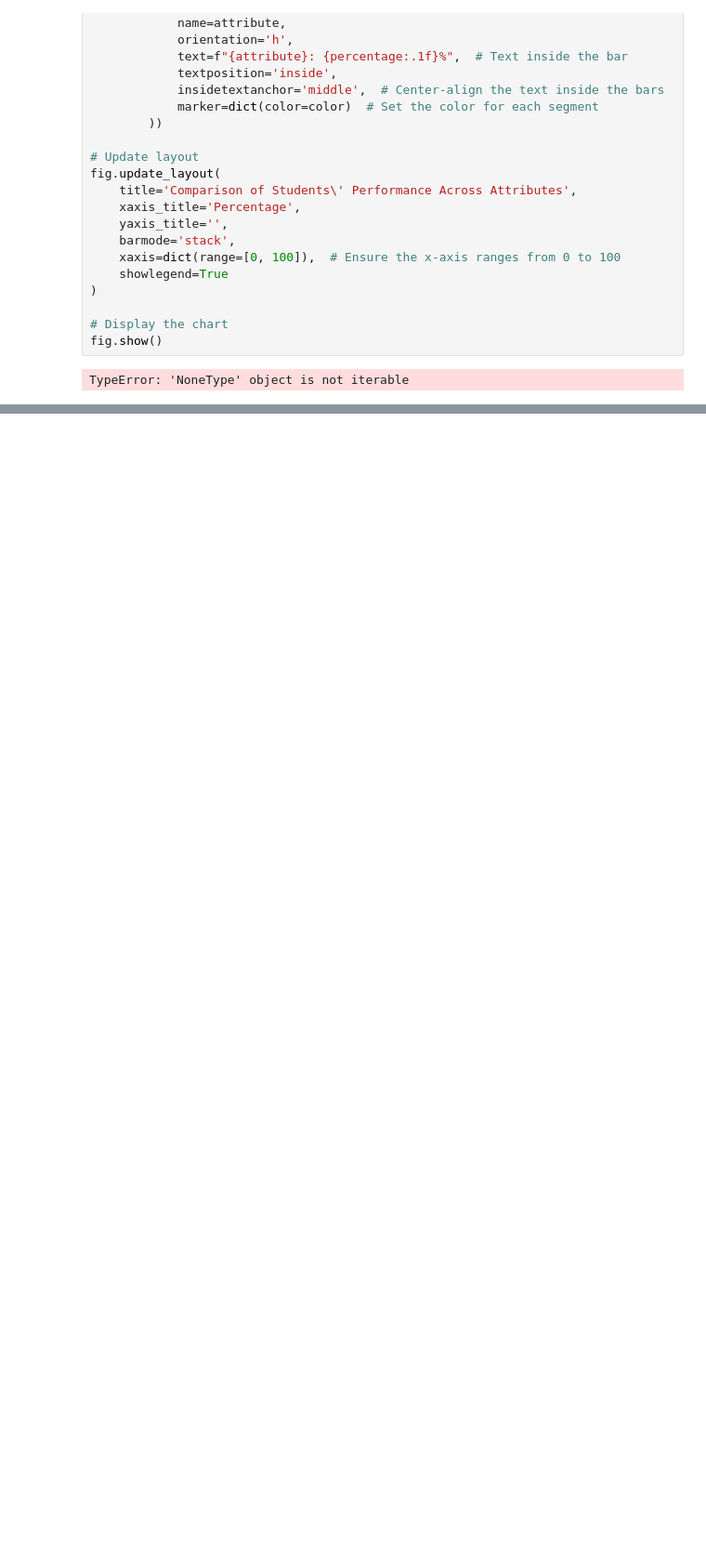
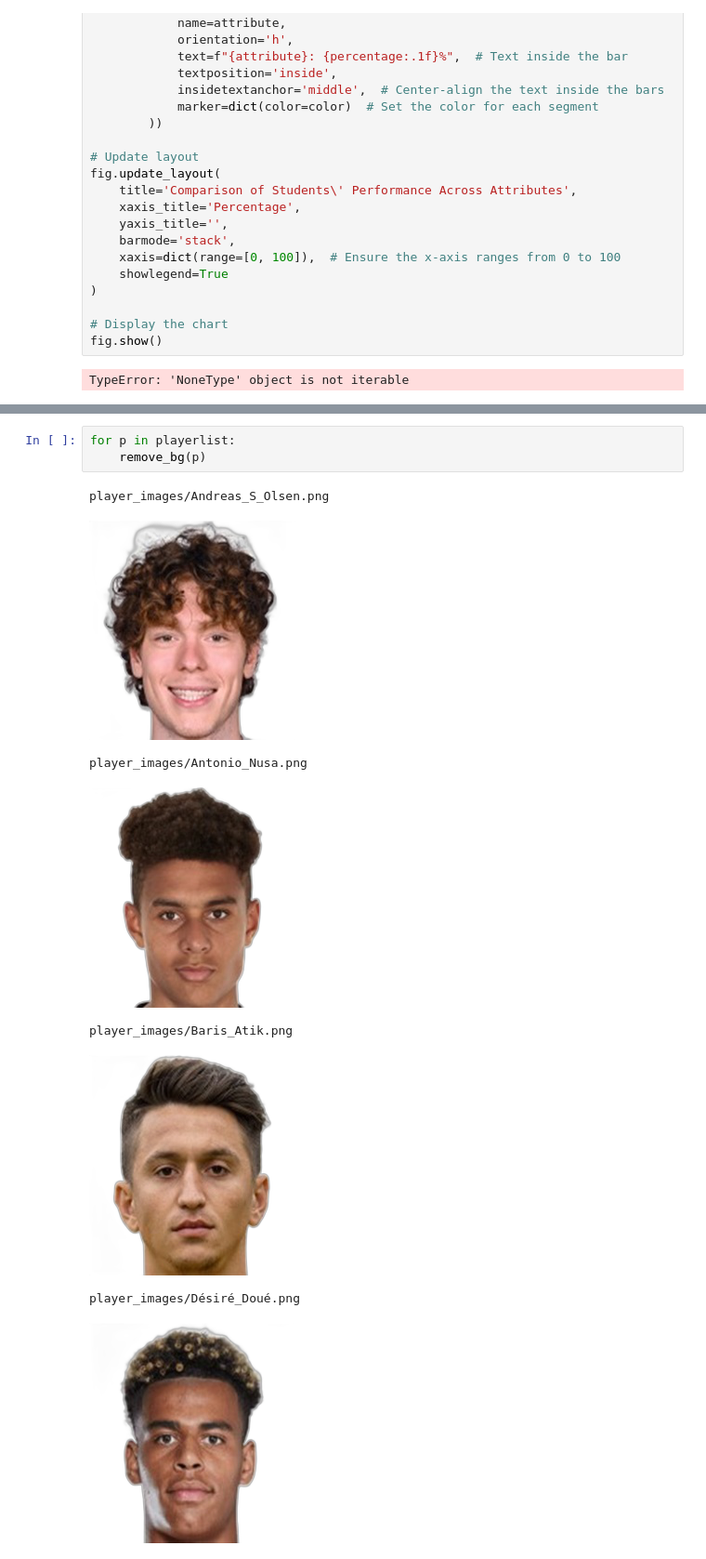
Before and after one commit to Senthilabi/Pandas_practice, a Jupyter notebook: TopDashboardPlot.ipynb, the cells around one changed output, grey strips where cells are left out. Shown at 93% size. Drawn from its saved outputs; the diff is of its cells as text; blank space fills up the shorter version.

```diff
--- a/TopDashboardPlot.ipynb
+++ b/TopDashboardPlot.ipynb
@@ -379,0 +524,12 @@ TypeError: 'NoneType' object is not iterable
+# %%
+for p in playerlist:
+    remove_bg(p)
+# %% [output]
+player_images/Andreas_S_Olsen.png
+[figure, added]
+player_images/Antonio_Nusa.png
+[figure, added]
+player_images/Baris_Atik.png
+[figure, added]
+player_images/Désiré_Doué.png
+[figure, added]
```
Also changed, not shown: parts of 16 cells of this notebook, 22 other files.
